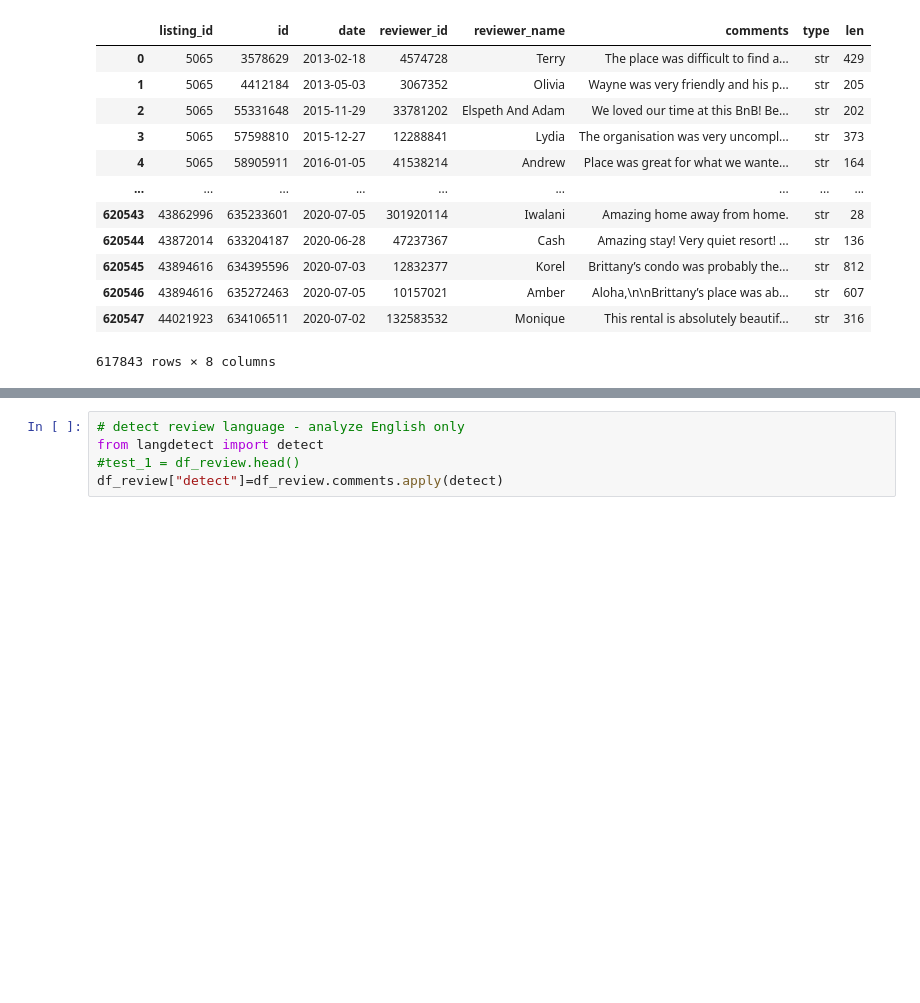
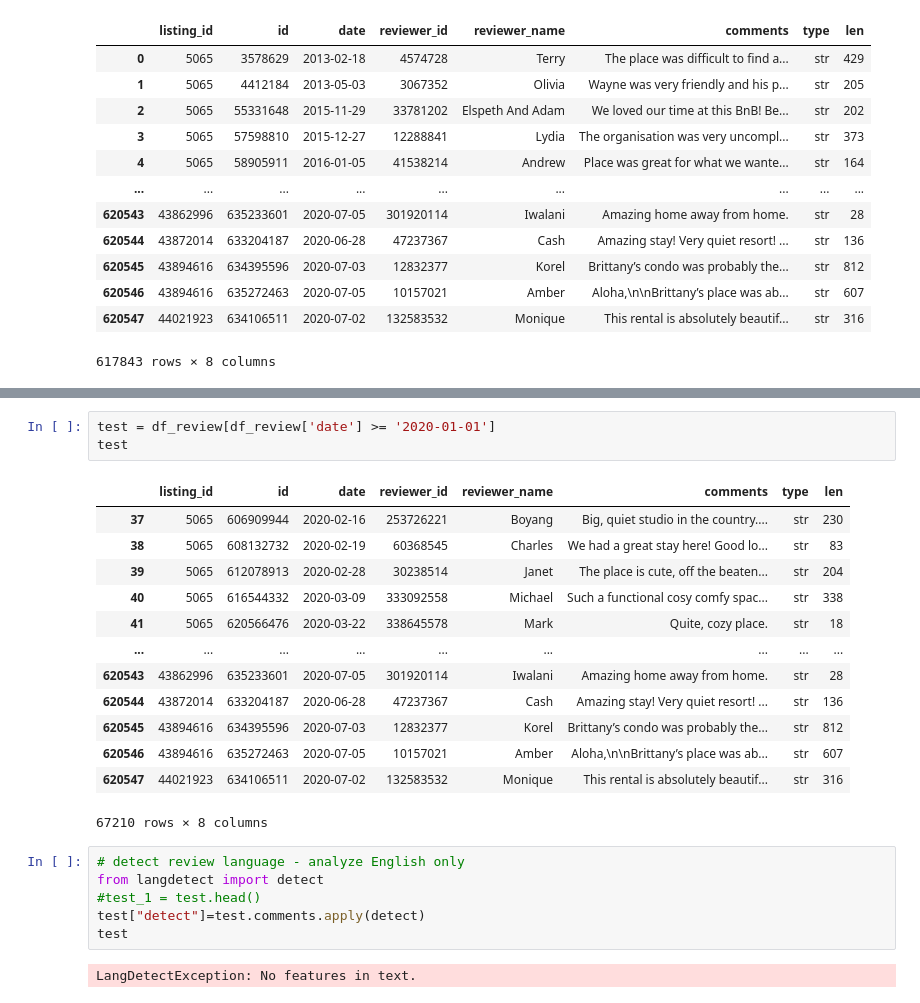
Before and after one commit to jinhuizi-fu/fun_projects, a Jupyter notebook: 1_airbnb_review_analysis/Airbnb_review_text_mining.ipynb, the cells around one changed output, grey strips where cells are left out. Drawn from its saved outputs; the diff is of its cells as text; blank space fills up the shorter version.

```diff
--- a/1_airbnb_review_analysis/Airbnb_review_text_mining.ipynb
+++ b/1_airbnb_review_analysis/Airbnb_review_text_mining.ipynb
@@ -152,5 +176,25 @@ df_review
+# %%
+test = df_review[df_review['date'] >= '2020-01-01']
+test
+# %% [output]
+|  | listing_id | id | date | reviewer_id | reviewer_name | comments | type | len |
+| 37 | 5065 | 606909944 | 2020-02-16 | 253726221 | Boyang | Big, quiet studio in the country.... | str | 230 |
+| 38 | 5065 | 608132732 | 2020-02-19 | 60368545 | Charles | We had a great stay here! Good lo... | str | 83 |
+| 39 | 5065 | 612078913 | 2020-02-28 | 30238514 | Janet | The place is cute, off the beaten... | str | 204 |
+| 40 | 5065 | 616544332 | 2020-03-09 | 333092558 | Michael | Such a functional cosy comfy spac... | str | 338 |
+| 41 | 5065 | 620566476 | 2020-03-22 | 338645578 | Mark | Quite, cozy place. | str | 18 |
+| ... | ... | ... | ... | ... | ... | ... | ... | ... |
+| 620543 | 43862996 | 635233601 | 2020-07-05 | 301920114 | Iwalani | Amazing home away from home. | str | 28 |
+| 620544 | 43872014 | 633204187 | 2020-06-28 | 47237367 | Cash | Amazing stay! Very quiet resort! ... | str | 136 |
+| 620545 | 43894616 | 634395596 | 2020-07-03 | 12832377 | Korel | Brittany’s condo was probably the... | str | 812 |
+| 620546 | 43894616 | 635272463 | 2020-07-05 | 10157021 | Amber | Aloha,\n\nBrittany’s place was ab... | str | 607 |
+| 620547 | 44021923 | 634106511 | 2020-07-02 | 132583532 | Monique | This rental is absolutely beautif... | str | 316 |
+67210 rows × 8 columns
 # %%
 # detect review language - analyze English only
 from langdetect import detect
-#test_1 = df_review.head()
-df_review["detect"]=df_review.comments.apply(detect)
+#test_1 = test.head()
+test["detect"]=test.comments.apply(detect)
+test
+# %% [output]
+LangDetectException: No features in text.
```
Also changed, not shown: parts of 3 cells of this notebook.
